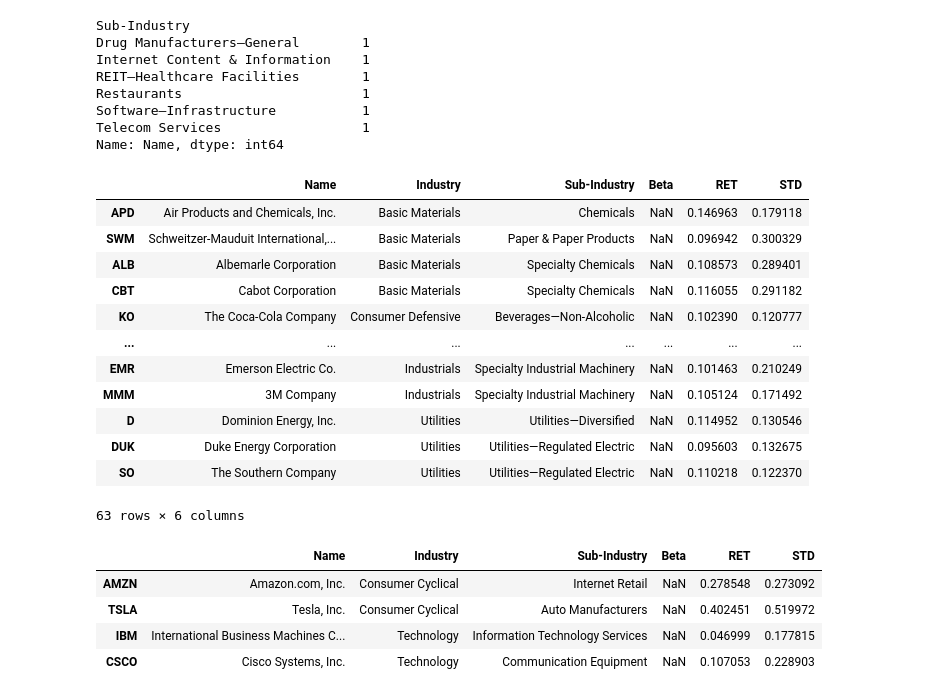
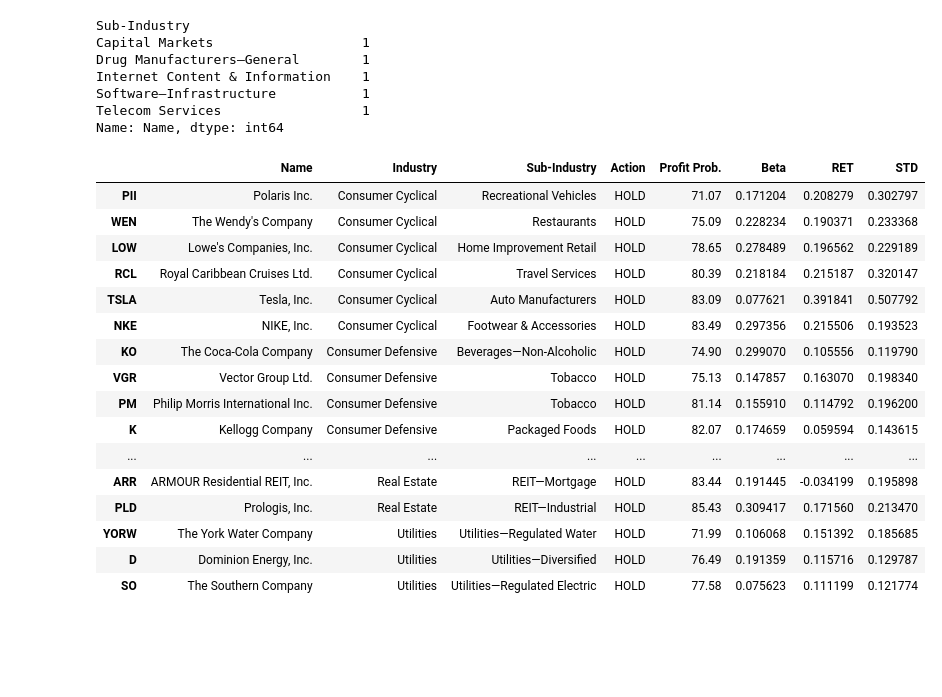
Before and after one commit to Narusi/My-Projects, a Jupyter notebook: RevolutPortfolioNewAssets.ipynb, the cells around one changed output. Drawn from its saved outputs; the diff is of its cells as text; code cells hidden in the pictures; blank space fills up the shorter version.

```diff
--- a/RevolutPortfolioNewAssets.ipynb
+++ b/RevolutPortfolioNewAssets.ipynb
@@ -196,5 +317,9 @@ momentumBuy(testPrices, asset='CSCO', pointVal=True)
 # %%
-mret = prices.pct_change(28)
+mret = prices.pct_change(28).fillna(0.0)
 mret['Portfolio'] = mret[portfolio].mean(axis=1)
-mret['Portfolio'].describe()
+
+mlogret = np.log(prices/prices.shift(1)).rolling(28).sum().fillna(0.0)
+mlogret['Portfolio'] = mlogret[portfolio].mean(axis=1)
+
+mlogret['Portfolio'].describe()
 # %% [output]
@@ -210,10 +335,13 @@ Name: Portfolio, dtype: float64
 # %%
 profiles = pd.DataFrame(columns=list(['Name', 'Industry', 'Sub-Industry']),
                         index=prices.columns, dtype=str)
+profiles['Action'] = ''
+profiles['Profit Prob.'] = 0.0
 profiles['Beta'] = 0.0
 profiles['RET'] = mret[profiles.index].mean().mul(12)
 profiles['STD'] = mret[profiles.index].std().mul(np.sqrt(12))
 
+i = 1
 for a in prices.columns:
     try:
         profile_page = requests.get('https://finance.yahoo.com/quote/' + str(a) + '/profile?p=' + str(a))
@@ -222,9 +350,6 @@ for a in prices.columns:
         #print(a)
 
         profiles.loc[a, 'Name'] = soup.find('h3', {'class':"Fz(m) Mb(10px)"}).text
-
-        assetVariance = np.var(mret[a])
-        profiles.loc[a, 'Beta'] = (np.cov(mret['Portfolio'],mret[a])/assetVariance)[0][1]
 
         for span in soup.find_all('span', {'class':'Fw(600)'}):
             if str(span).find('data-reactid="21"') > 0:
@@ -240,9 +365,23 @@ for a in prices.columns:
                 if len(span.text)>3:profiles.loc[a, 'Sub-Industry'] = span.text
             elif str(span).find('data-reactid="27"') > 0:
                 if len(span.text)>3:profiles.loc[a, 'Sub-Industry'] = span.text
+
+        aact = momentumBuy(prices[a], asset=a, output='single')
+        curr = momentumBuy(prices[a], asset=a, output='current')
+
+        profiles.loc[a, 'Action'] = aact
+        profiles.loc[a, 'Profit Prob.'] = round(100*curr[1][2],2)
+
     except:
         print(a)
         profiles = profiles.drop(a)
         prices = prices.drop(a, axis=1)
+
+    proc = round(i/len(prices.columns),3)
+    #print(i, proc, proc % 0.1)
+    if proc % 0.1 >= 0.095:
+        print('{}% processed.'.format(100 * proc))
+    i += 1
+
 profiles.info()
 # %% [output]
@@ -261,3 +404,0 @@ memory usage: 11.1+ KB
-# %%
-profiles['MoM'] = prices[profiles.index].apply(momentumBuy)
-profiles.loc[portfolio]
@@ -272,3 +405,5 @@ profiles.loc[portfolio]
+# %%
+profiles['Beta'] = mlogret.cov()['Portfolio']/mlogret.drop('Portfolio', axis=1).var().loc[profiles.index]
 # %%
 ret = prices.pct_change().dropna()
 wret = prices.asfreq(freq='W', method='ffill').pct_change().dropna()
@@ -313,54 +452,51 @@ selection = profiles
 industryCount = len(profiles.groupby('Industry').count().index)
 subIndustryCount = len(profiles.groupby('Sub-Industry').count().index)
 
 port_Ind_fully_invested = len(portfolio_ind.index) == industryCount
 port_subInd_fully_invested = len(portfolio_subind.index) == subIndustryCount
 
 for i in portfolio_ind.index:
     if port_Ind_fully_invested:
         if portfolio_ind.loc[i] == portfolio_ind.min():
             selection = selection[selection['Industry'] == i]
         else:
             selection = selection[selection['Industry'] != i]
     else:
         selection = selection[selection['Industry'] != i]
 for i in portfolio_subind.index:
     if port_subInd_fully_invested:
         if portfolio_subind.loc[i] == portfolio_subind.min():
             selection = selection[selection['Industry'] == i]
         else:
             selection = selection[selection['Industry'] != i]
     else:
         selection = selection[selection['Sub-Industry'] != i]
 
-selection.sort_values(by=['Industry', 'Sub-Industry','Beta'])
+selection = selection[selection['Action'] != 'SELL']
+
+selection.sort_values(by=['Industry', 'Profit Prob.'])
 # %% [output]
 Sub-Industry
+Capital Markets                   1
 Drug Manufacturers—General        1
 Internet Content & Information    1
-REIT—Healthcare Facilities        1
-Restaurants                       1
 Software—Infrastructure           1
 Telecom Services                  1
 Name: Name, dtype: int64
-|  | Name | Industry | Sub-Industry | Beta | RET | STD |
-| APD | Air Products and Chemicals, Inc. | Basic Materials | Chemicals | NaN | 0.146963 | 0.179118 |
-| SWM | Schweitzer-Mauduit International,... | Basic Materials | Paper & Paper Products | NaN | 0.096942 | 0.300329 |
-| ALB | Albemarle Corporation | Basic Materials | Specialty Chemicals | NaN | 0.108573 | 0.289401 |
-| CBT | Cabot Corporation | Basic Materials | Specialty Chemicals | NaN | 0.116055 | 0.291182 |
-| KO | The Coca-Cola Company | Consumer Defensive | Beverages—Non-Alcoholic | NaN | 0.102390 | 0.120777 |
-| ... | ... | ... | ... | ... | ... | ... |
-| EMR | Emerson Electric Co. | Industrials | Specialty Industrial Machinery | NaN | 0.101463 | 0.210249 |
-| MMM | 3M Company | Industrials | Specialty Industrial Machinery | NaN | 0.105124 | 0.171492 |
-| D | Dominion Energy, Inc. | Utilities | Utilities—Diversified | NaN | 0.114952 | 0.130546 |
-| DUK | Duke Energy Corporation | Utilities | Utilities—Regulated Electric | NaN | 0.095603 | 0.132675 |
-| SO | The Southern Company | Utilities | Utilities—Regulated Electric | NaN | 0.110218 | 0.122370 |
+|  | Name | Industry | Sub-Industry | Action | Profit Prob. | Beta | RET | STD |
+| PII | Polaris Inc. | Consumer Cyclical | Recreational Vehicles | HOLD | 71.07 | 0.171204 | 0.208279 | 0.302797 |
+| WEN | The Wendy's Company | Consumer Cyclical | Restaurants | HOLD | 75.09 | 0.228234 | 0.190371 | 0.233368 |
+| LOW | Lowe's Companies, Inc. | Consumer Cyclical | Home Improvement Retail | HOLD | 78.65 | 0.278489 | 0.196562 | 0.229189 |
+| RCL | Royal Caribbean Cruises Ltd. | Consumer Cyclical | Travel Services | HOLD | 80.39 | 0.218184 | 0.215187 | 0.320147 |
+| TSLA | Tesla, Inc. | Consumer Cyclical | Auto Manufacturers | HOLD | 83.09 | 0.077621 | 0.391841 | 0.507792 |
+| NKE | NIKE, Inc. | Consumer Cyclical | Footwear & Accessories | HOLD | 83.49 | 0.297356 | 0.215506 | 0.193523 |
+| KO | The Coca-Cola Company | Consumer Defensive | Beverages—Non-Alcoholic | HOLD | 74.90 | 0.299070 | 0.105556 | 0.119790 |
+| VGR | Vector Group Ltd. | Consumer Defensive | Tobacco | HOLD | 75.13 | 0.147857 | 0.163070 | 0.198340 |
+| PM | Philip Morris International Inc. | Consumer Defensive | Tobacco | HOLD | 81.14 | 0.155910 | 0.114792 | 0.196200 |
+| K | Kellogg Company | Consumer Defensive | Packaged Foods | HOLD | 82.07 | 0.174659 | 0.059594 | 0.143615 |
+| ... | ... | ... | ... | ... | ... | ... | ... | ... |
+| ARR | ARMOUR Residential REIT, Inc. | Real Estate | REIT—Mortgage | HOLD | 83.44 | 0.191445 | -0.034199 | 0.195898 |
+| PLD | Prologis, Inc. | Real Estate | REIT—Industrial | HOLD | 85.43 | 0.309417 | 0.171560 | 0.213470 |
+| YORW | The York Water Company | Utilities | Utilities—Regulated Water | HOLD | 71.99 | 0.106068 | 0.151392 | 0.185685 |
+| D | Dominion Energy, Inc. | Utilities | Utilities—Diversified | HOLD | 76.49 | 0.191359 | 0.115716 | 0.129787 |
+| SO | The Southern Company | Utilities | Utilities—Regulated Electric | HOLD | 77.58 | 0.075623 | 0.111199 | 0.121774 |
-63 rows × 6 columns
-# %%
-profiles.loc[['AMZN','TSLA','IBM','CSCO']]
-# %% [output]
-|  | Name | Industry | Sub-Industry | Beta | RET | STD |
-| AMZN | Amazon.com, Inc. | Consumer Cyclical | Internet Retail | NaN | 0.278548 | 0.273092 |
-| TSLA | Tesla, Inc. | Consumer Cyclical | Auto Manufacturers | NaN | 0.402451 | 0.519972 |
-| IBM | International Business Machines C... | Technology | Information Technology Services | NaN | 0.046999 | 0.177815 |
-| CSCO | Cisco Systems, Inc. | Technology | Communication Equipment | NaN | 0.107053 | 0.228903 |
```
Also changed, not shown: parts of 27 cells of this notebook.
